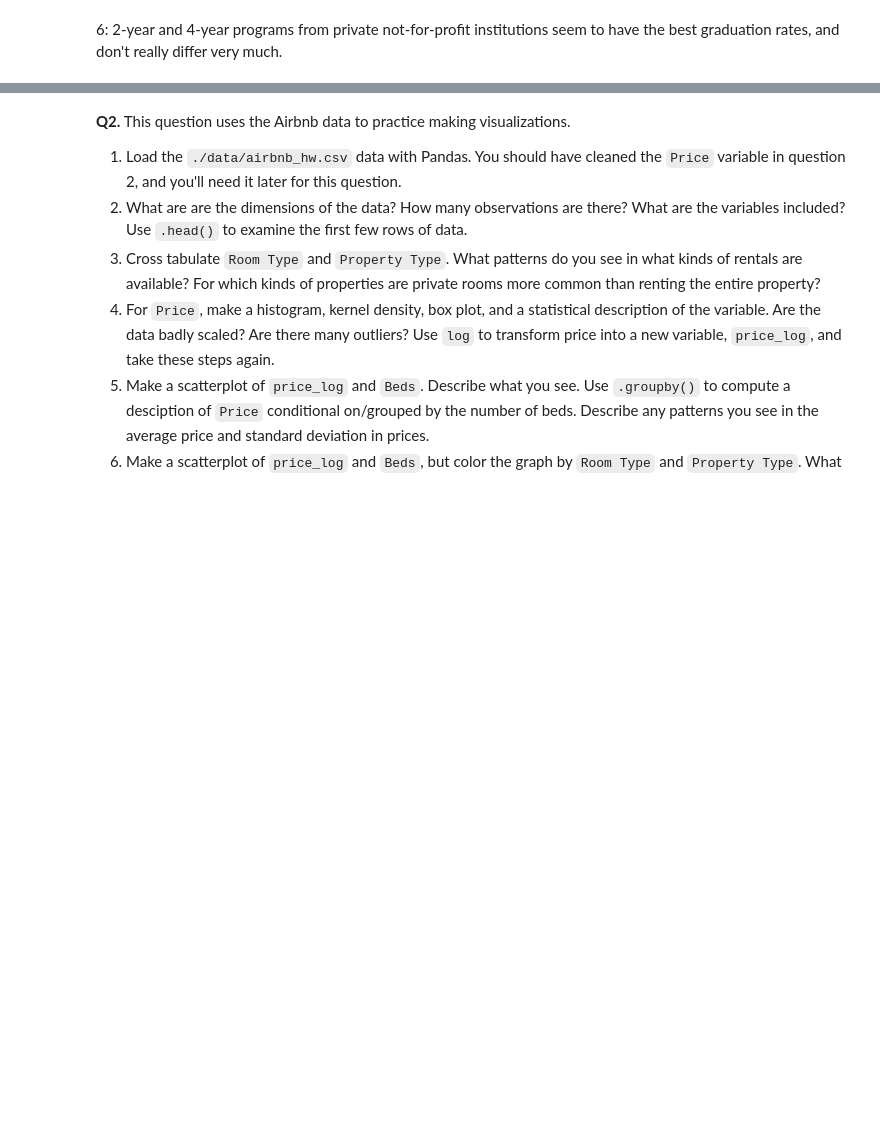
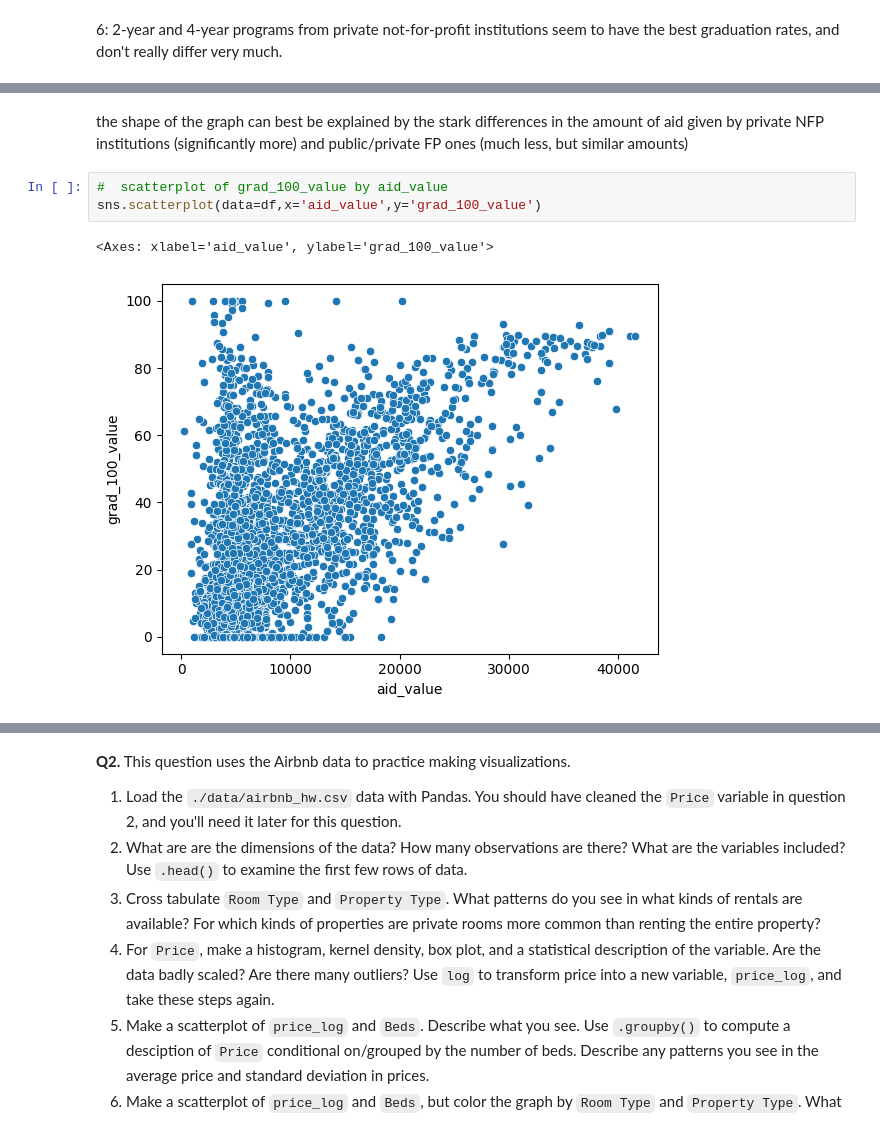
Before and after one commit to vup7bv/visualization, a Jupyter notebook: assignment/assignment.ipynb, the cells around one changed output, grey strips where cells are left out. Saved outputs shown, nothing was run; the diff lists cells and outputs as text; blank space fills up the shorter version.

```diff
--- a/assignment/assignment.ipynb
+++ b/assignment/assignment.ipynb
@@ -153,0 +190,8 @@ df.loc[:,['level','control','grad_100_value']].groupby(['level','control']).desc
+# %% [markdown]
+the shape of the graph can best be explained by the stark differences in the amount of aid given by private NFP institutions (significantly more) and public/private FP ones (much less, but similar amounts)
+# %%
+#  scatterplot of grad_100_value by aid_value
+sns.scatterplot(data=df,x='aid_value',y='grad_100_value')
+# %% [output]
+<Axes: xlabel='aid_value', ylabel='grad_100_value'>
+[figure, added]
```
Also changed, not shown: parts of 12 cells of this notebook.
